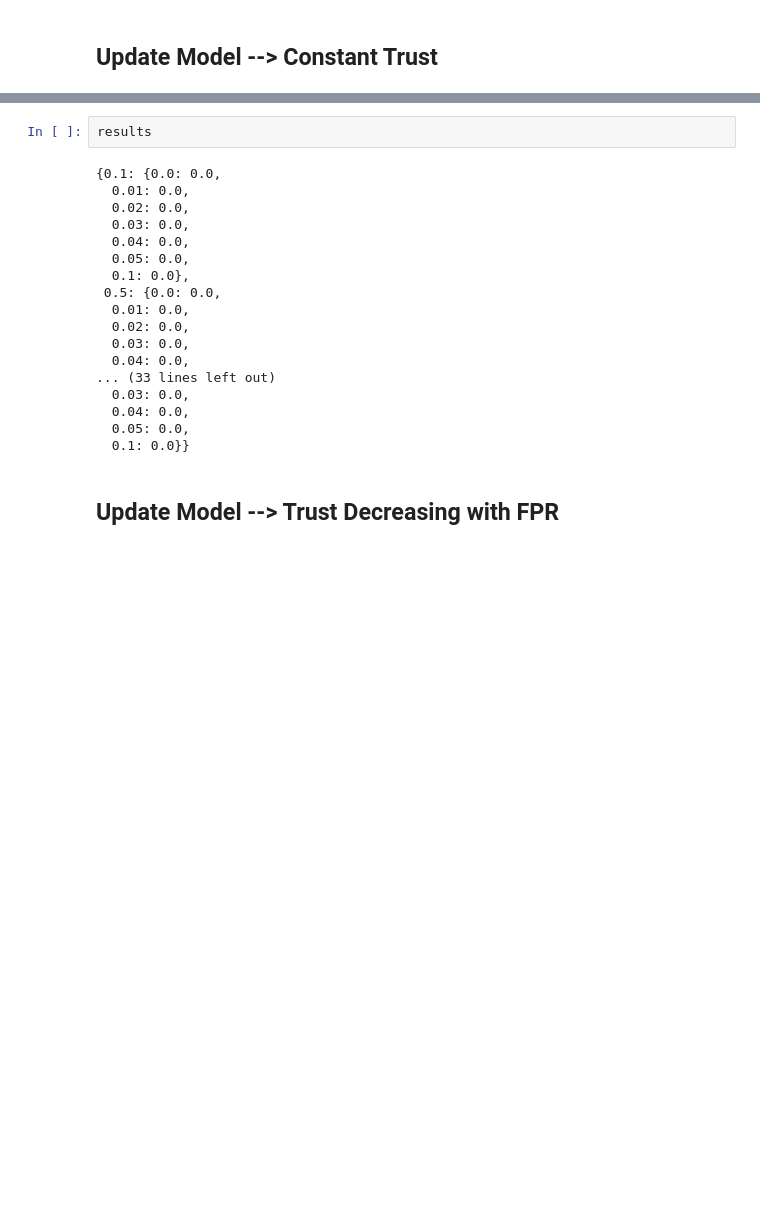
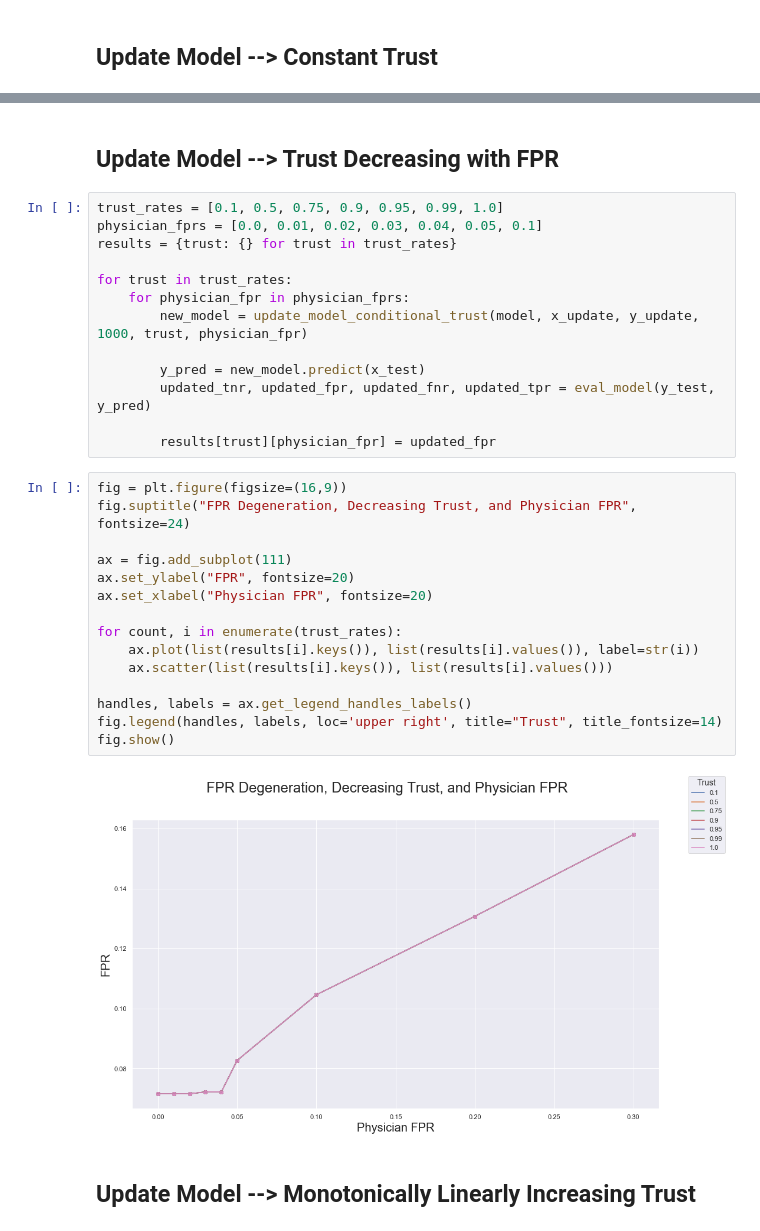
Before and after one commit to georgeadam/feedback_loops, a Jupyter notebook: trust_experiments.ipynb, the cells around one changed output, grey strips where cells are left out. Cells and saved outputs as stored; diff of their text form; blank space fills up the shorter version.

```diff
--- a/trust_experiments.ipynb
+++ b/trust_experiments.ipynb
@@ -138,22 +82,34 @@ fig.show()
-# %%
-results
-# %% [output]
-{0.1: {0.0: 0.0,
-  0.01: 0.0,
-  0.02: 0.0,
-  0.03: 0.0,
-  0.04: 0.0,
-  0.05: 0.0,
-  0.1: 0.0},
- 0.5: {0.0: 0.0,
-  0.01: 0.0,
-  0.02: 0.0,
-  0.03: 0.0,
-  0.04: 0.0,
-... (33 lines left out)
-  0.03: 0.0,
-  0.04: 0.0,
-  0.05: 0.0,
-  0.1: 0.0}}
 # %% [markdown]
 ## Update Model --> Trust Decreasing with FPR
+# %%
+trust_rates = [0.1, 0.5, 0.75, 0.9, 0.95, 0.99, 1.0]
+physician_fprs = [0.0, 0.01, 0.02, 0.03, 0.04, 0.05, 0.1]
+results = {trust: {} for trust in trust_rates}
+
+for trust in trust_rates:
+    for physician_fpr in physician_fprs:
+        new_model = update_model_conditional_trust(model, x_update, y_update, 1000, trust, physician_fpr)
+
+        y_pred = new_model.predict(x_test)
+        updated_tnr, updated_fpr, updated_fnr, updated_tpr = eval_model(y_test, y_pred)
+
+        results[trust][physician_fpr] = updated_fpr
+# %%
+fig = plt.figure(figsize=(16,9))
+fig.suptitle("FPR Degeneration, Decreasing Trust, and Physician FPR", fontsize=24)
+
+ax = fig.add_subplot(111)
+ax.set_ylabel("FPR", fontsize=20)
+ax.set_xlabel("Physician FPR", fontsize=20)
+
+for count, i in enumerate(trust_rates):
+    ax.plot(list(results[i].keys()), list(results[i].values()), label=str(i))
+    ax.scatter(list(results[i].keys()), list(results[i].values()))
+
+handles, labels = ax.get_legend_handles_labels()
+fig.legend(handles, labels, loc='upper right', title="Trust", title_fontsize=14)
+fig.show()
+# %% [output]
+[figure, added]
+# %% [markdown]
+## Update Model --> Monotonically Linearly Increasing Trust
```
Also changed, not shown: parts of 10 cells of this notebook, 2 other files.
